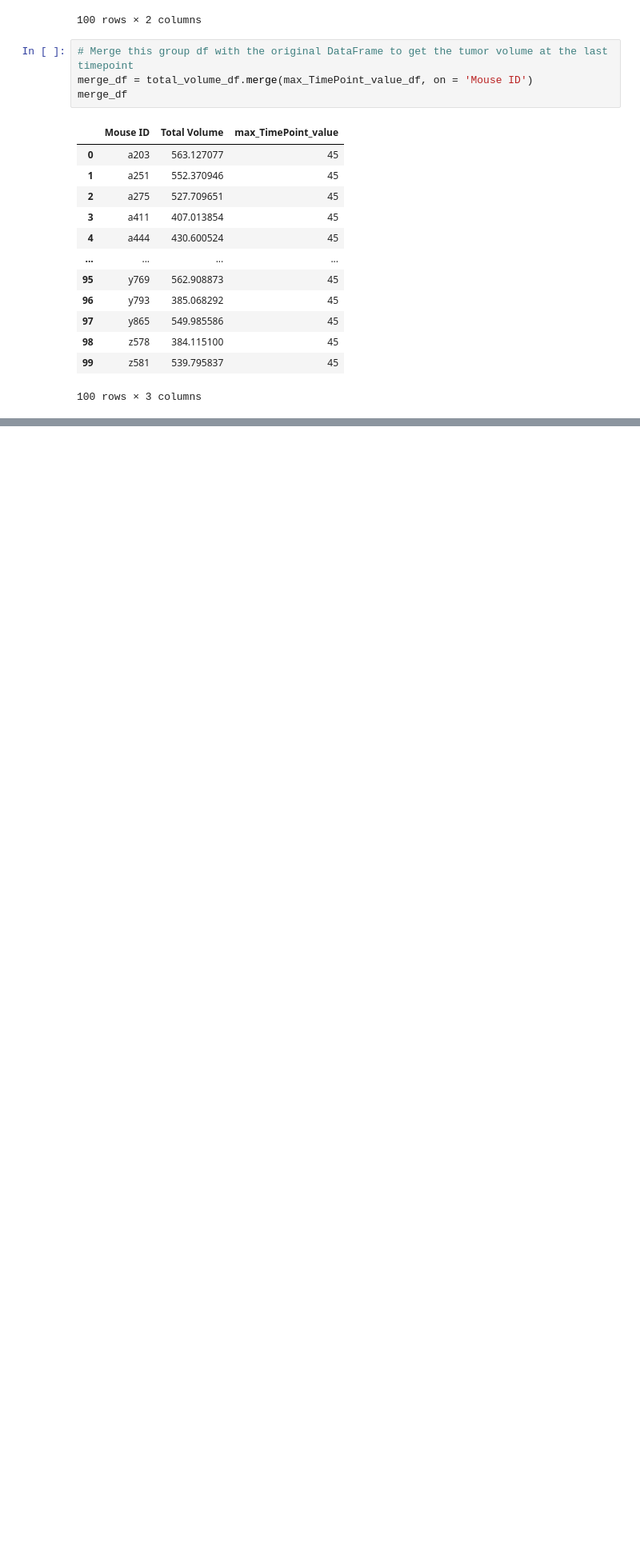
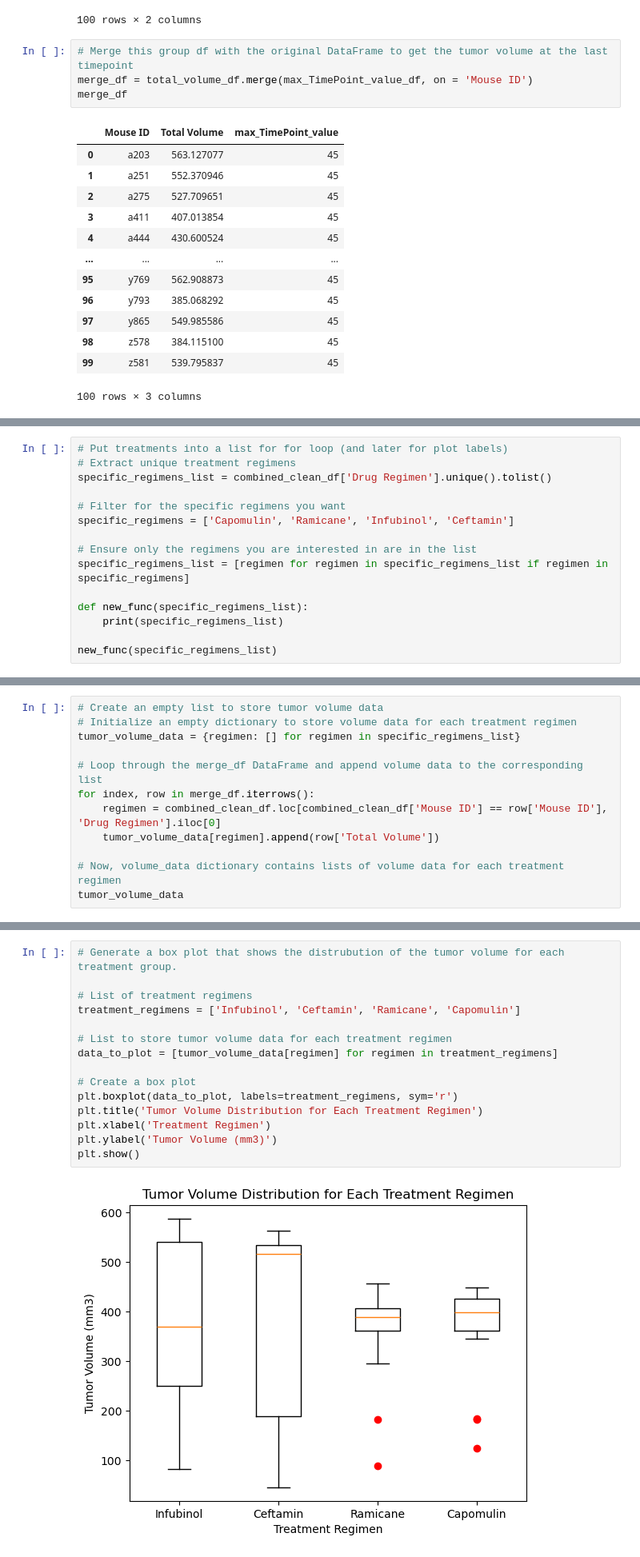
Before and after one commit to spoudel977/data_visualization_challenge, a Jupyter notebook: capomulin_efficacy_analysis.ipynb, the cells around one changed output, grey strips where cells are left out. Shown: that part at 80% size. Drawn from its saved outputs; the diff is of its cells as text; blank space fills up the shorter version.

```diff
--- a/capomulin_efficacy_analysis.ipynb
+++ b/capomulin_efficacy_analysis.ipynb
@@ -379,0 +342,15 @@ print("Potential Outliers:", outliers)
+# %%
+# Put treatments into a list for for loop (and later for plot labels)
+# Extract unique treatment regimens
+specific_regimens_list = combined_clean_df['Drug Regimen'].unique().tolist()
+
+# Filter for the specific regimens you want
+specific_regimens = ['Capomulin', 'Ramicane', 'Infubinol', 'Ceftamin']
+
+# Ensure only the regimens you are interested in are in the list
+specific_regimens_list = [regimen for regimen in specific_regimens_list if regimen in specific_regimens]
+
+def new_func(specific_regimens_list):
+    print(specific_regimens_list)
+
+new_func(specific_regimens_list)
@@ -379,0 +359,12 @@ print("Potential Outliers:", outliers)
+# %%
+# Create an empty list to store tumor volume data
+# Initialize an empty dictionary to store volume data for each treatment regimen
+tumor_volume_data = {regimen: [] for regimen in specific_regimens_list}
+
+# Loop through the merge_df DataFrame and append volume data to the corresponding list
+for index, row in merge_df.iterrows():
+    regimen = combined_clean_df.loc[combined_clean_df['Mouse ID'] == row['Mouse ID'], 'Drug Regimen'].iloc[0]
+    tumor_volume_data[regimen].append(row['Total Volume'])
+
+# Now, volume_data dictionary contains lists of volume data for each treatment regimen
+tumor_volume_data
@@ -379,0 +441,17 @@ print("Potential Outliers:", outliers)
+# %%
+# Generate a box plot that shows the distrubution of the tumor volume for each treatment group.
+
+# List of treatment regimens
+treatment_regimens = ['Infubinol', 'Ceftamin', 'Ramicane', 'Capomulin']
+
+# List to store tumor volume data for each treatment regimen
+data_to_plot = [tumor_volume_data[regimen] for regimen in treatment_regimens]
+
+# Create a box plot
+plt.boxplot(data_to_plot, labels=treatment_regimens, sym='r')
+plt.title('Tumor Volume Distribution for Each Treatment Regimen')
+plt.xlabel('Treatment Regimen')
+plt.ylabel('Tumor Volume (mm3)')
+plt.show()
+# %% [output]
+[figure, added]
```
Also changed, not shown: parts of 13 cells of this notebook.
